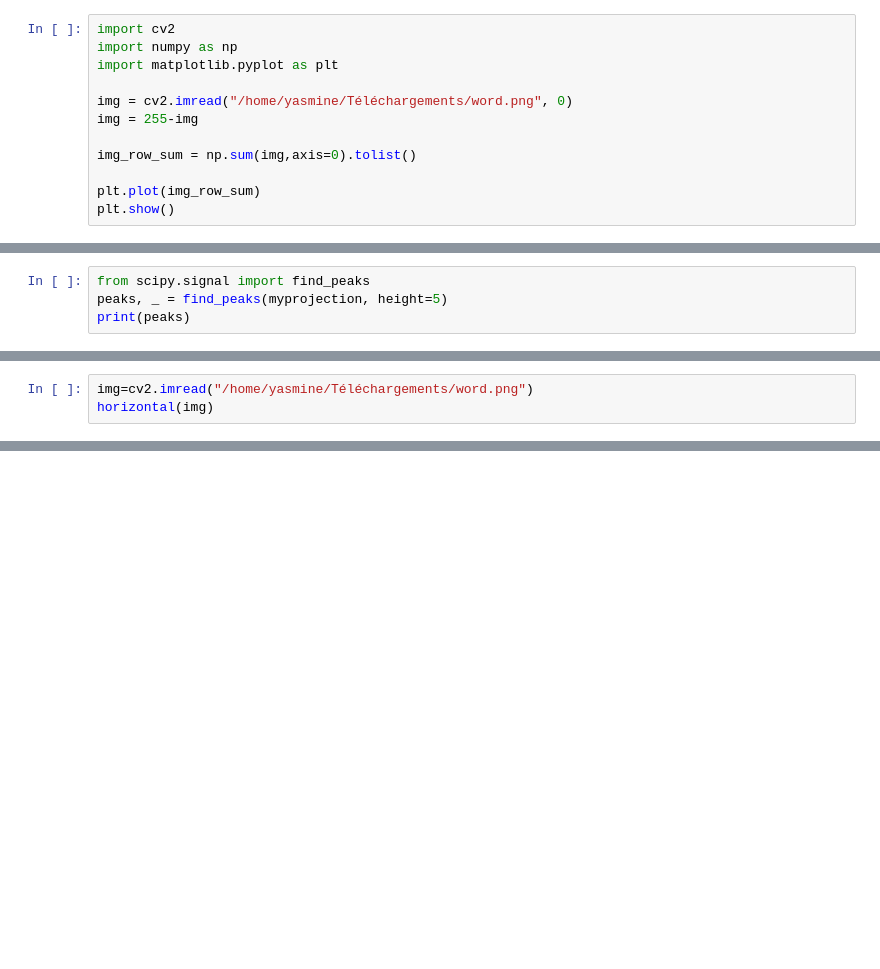
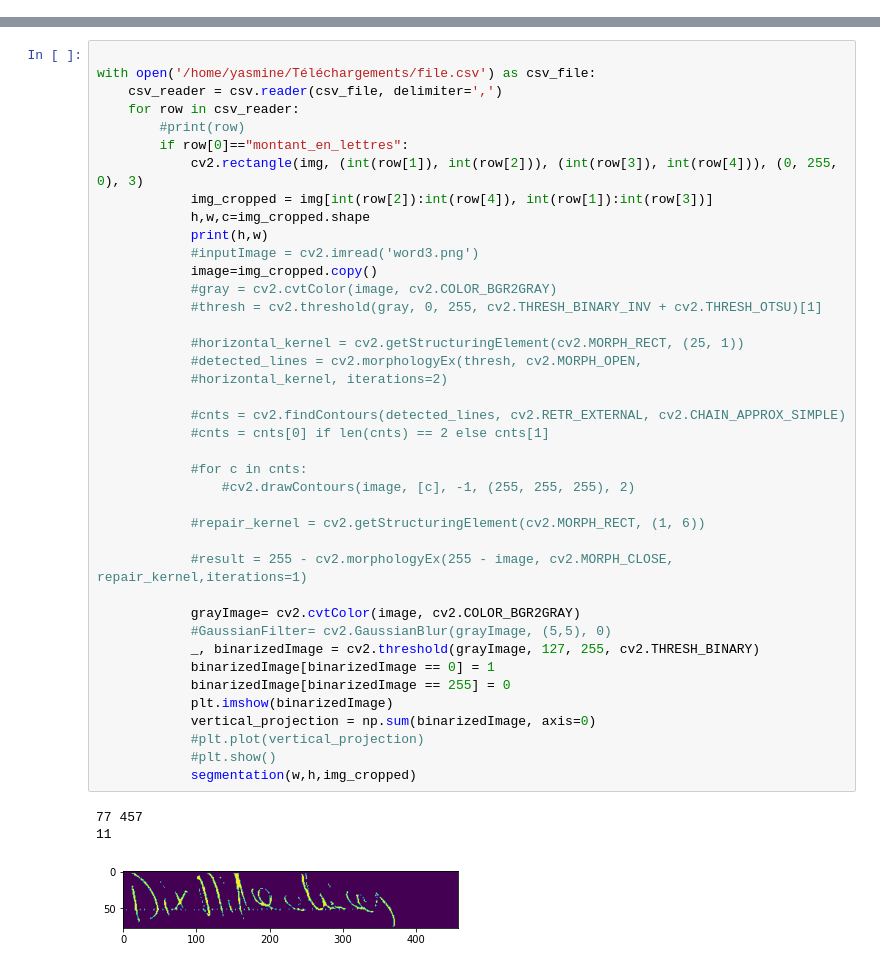
Before and after one commit to yasmine-98/Handwriting, a Jupyter notebook: word_segmentation.ipynb, the cells around one changed output, grey strips where cells are left out. Drawn from its saved outputs; the diff is of its cells as text; blank space fills up the shorter version.

```diff
--- a/word_segmentation.ipynb
+++ b/word_segmentation.ipynb
@@ -135,12 +70,0 @@ e 589
-# %%
-import cv2
-import numpy as np
-import matplotlib.pyplot as plt
-
-img = cv2.imread("/home/yasmine/Téléchargements/word.png", 0)
-img = 255-img
-
-img_row_sum = np.sum(img,axis=0).tolist()
-
-plt.plot(img_row_sum)
-plt.show()
@@ -197,4 +70,0 @@ plt.imshow(blankImage)
-# %%
-from scipy.signal import find_peaks
-peaks, _ = find_peaks(myprojection, height=5)
-print(peaks)
@@ -255,3 +70,0 @@ def horizontal(im):
-# %%
-img=cv2.imread("/home/yasmine/Téléchargements/word.png")
-horizontal(img)
@@ -276,0 +71,44 @@ NameError: name 'calAvgPercentMin' is not defined
+# %%
+
+with open('/home/yasmine/Téléchargements/file.csv') as csv_file:
+    csv_reader = csv.reader(csv_file, delimiter=',')
+    for row in csv_reader:
+        #print(row)
+        if row[0]=="montant_en_lettres":
+            cv2.rectangle(img, (int(row[1]), int(row[2])), (int(row[3]), int(row[4])), (0, 255, 0), 3)
+            img_cropped = img[int(row[2]):int(row[4]), int(row[1]):int(row[3])]
+            h,w,c=img_cropped.shape
+            print(h,w)
+            #inputImage = cv2.imread('word3.png')
+            image=img_cropped.copy()
+            #gray = cv2.cvtColor(image, cv2.COLOR_BGR2GRAY)
+            #thresh = cv2.threshold(gray, 0, 255, cv2.THRESH_BINARY_INV + cv2.THRESH_OTSU)[1]
+
+            #horizontal_kernel = cv2.getStructuringElement(cv2.MORPH_RECT, (25, 1))
+            #detected_lines = cv2.morphologyEx(thresh, cv2.MORPH_OPEN,
+            #horizontal_kernel, iterations=2)
+
+            #cnts = cv2.findContours(detected_lines, cv2.RETR_EXTERNAL, cv2.CHAIN_APPROX_SIMPLE)
+            #cnts = cnts[0] if len(cnts) == 2 else cnts[1]
+
+            #for c in cnts:
+                #cv2.drawContours(image, [c], -1, (255, 255, 255), 2)
+
+            #repair_kernel = cv2.getStructuringElement(cv2.MORPH_RECT, (1, 6))
+
+            #result = 255 - cv2.morphologyEx(255 - image, cv2.MORPH_CLOSE, repair_kernel,iterations=1)
+
+            grayImage= cv2.cvtColor(image, cv2.COLOR_BGR2GRAY)
+            #GaussianFilter= cv2.GaussianBlur(grayImage, (5,5), 0)
+            _, binarizedImage = cv2.threshold(grayImage, 127, 255, cv2.THRESH_BINARY)
+            binarizedImage[binarizedImage == 0] = 1
+            binarizedImage[binarizedImage == 255] = 0
+            plt.imshow(binarizedImage)
+            vertical_projection = np.sum(binarizedImage, axis=0)
+            #plt.plot(vertical_projection)
+            #plt.show()
+            segmentation(w,h,img_cropped)
+# %% [output]
+77 457
+11
+[figure, added]
```
Also changed, not shown: parts of 20 cells of this notebook, 2 other files.
